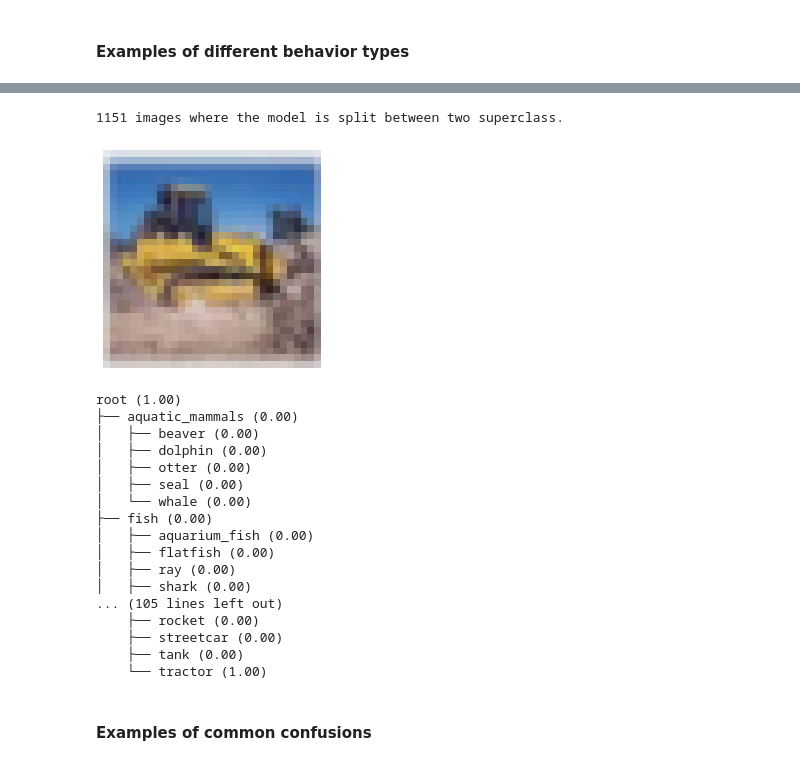
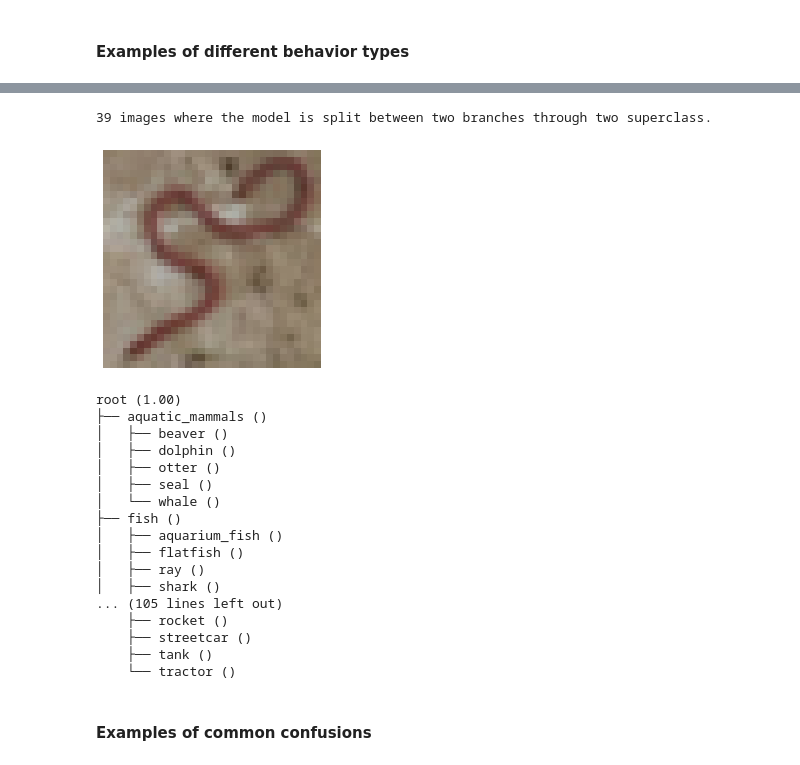
Before and after one commit to mitvis/abstraction-alignment, a Jupyter notebook: cifar_abstraction_alignment.ipynb, the cells around one changed output, grey strips where cells are left out. Saved outputs shown, nothing was run; the diff lists cells and outputs as text; code cells hidden in the pictures.

```diff
--- a/cifar_abstraction_alignment.ipynb
+++ b/cifar_abstraction_alignment.ipynb
@@ -11,7 +11,9 @@ We apply abstraction alignment to CIFAR-100 and its class-superclass hierarchy.
 import os
 import torch
 import numpy as np
+import pandas as pd
 from tqdm import tqdm
+import seaborn as sns
 from scipy import stats
 import matplotlib.pyplot as plt
 from itertools import combinations
@@ -20,6 +22,8 @@ import cifar
 import cifar_util
 import cifar_train
 import cifar_metadata
+
+sns.set_style("whitegrid")
 # %% [markdown]
 ### CIFAR-100 Model and Dataset
 First, we load the CIFAR-100 dataset and train a ResNet20 on it. This is the model we will inspect with abstraction alignment.
@@ -262,0 +377,10 @@ root (1.00)
+# %%
+# Confidence within subtree
+within_subtree = []
+for i, confidence in enumerate(class_confidences):
+    if np.max(superclass_confidences[i]) >= 0.995:
+        num_non_zero = np.sum([c >= 0.01 for c in confidence])
+        if num_non_zero == 5:
+            within_subtree.append(i)
+print(f'{len(within_subtree)} images where the model is split across every class in a superclass.')
+show_examples(within_subtree, 1)
@@ -263,35 +407,37 @@ root (1.00)
 # %%
-# Confidence in two subtrees
-two_subtrees = []
-superclass_nodes = list(tree.filter_nodes(lambda x: tree.depth(x) == 1))
-for i, tree in enumerate(trees):
-    values = [tree.get_node(node.identifier).data for node in superclass_nodes]
-    if len([1 for value in values if value > 0.0001]) == 2:
-        two_subtrees.append(i)
+# Confidence in two independent branches
+two_branches = []
+for i, conf in enumerate(class_confidences):
+    superclass_conf = superclass_confidences[i]
+    num_non_zero_class = np.sum([c >= 0.01 for c in conf])
+    num_non_zero_superclass = np.sum([c >= 0.01 for c in superclass_conf])
+    if num_non_zero_class > 2 or num_non_zero_superclass > 2:
+        continue
+    if 0.4 <= np.max(conf) <= 0.6 and 0.4 <= np.max(superclass_conf) <= 0.6:
+        two_branches.append(i)
 
-
-print(f'{len(two_subtrees)} images where the model is split between two superclass.')
-show_examples(two_subtrees, 1)
+print(f'{len(two_branches)} images where the model is split between two branches through two superclass.')
+show_examples(two_branches, 1)
 # %% [output]
-1151 images where the model is split between two superclass.
+39 images where the model is split between two branches through two superclass.
-[figure, old version]
+[figure, new version]
 root (1.00)
-├── aquatic_mammals (0.00)
-│   ├── beaver (0.00)
-│   ├── dolphin (0.00)
-│   ├── otter (0.00)
-│   ├── seal (0.00)
-│   └── whale (0.00)
-├── fish (0.00)
-│   ├── aquarium_fish (0.00)
-│   ├── flatfish (0.00)
-│   ├── ray (0.00)
-│   ├── shark (0.00)
+├── aquatic_mammals ()
+│   ├── beaver ()
+│   ├── dolphin ()
+│   ├── otter ()
+│   ├── seal ()
+│   └── whale ()
+├── fish ()
+│   ├── aquarium_fish ()
+│   ├── flatfish ()
+│   ├── ray ()
+│   ├── shark ()
 ... (105 lines left out)
-    ├── rocket (0.00)
-    ├── streetcar (0.00)
-    ├── tank (0.00)
-    └── tractor (1.00)
+    ├── rocket ()
+    ├── streetcar ()
+    ├── tank ()
+    └── tractor ()
 # %% [markdown]
 #### Examples of common confusions
 # %%
```
Also changed, not shown: parts of 17 cells of this notebook, 2 other files.
